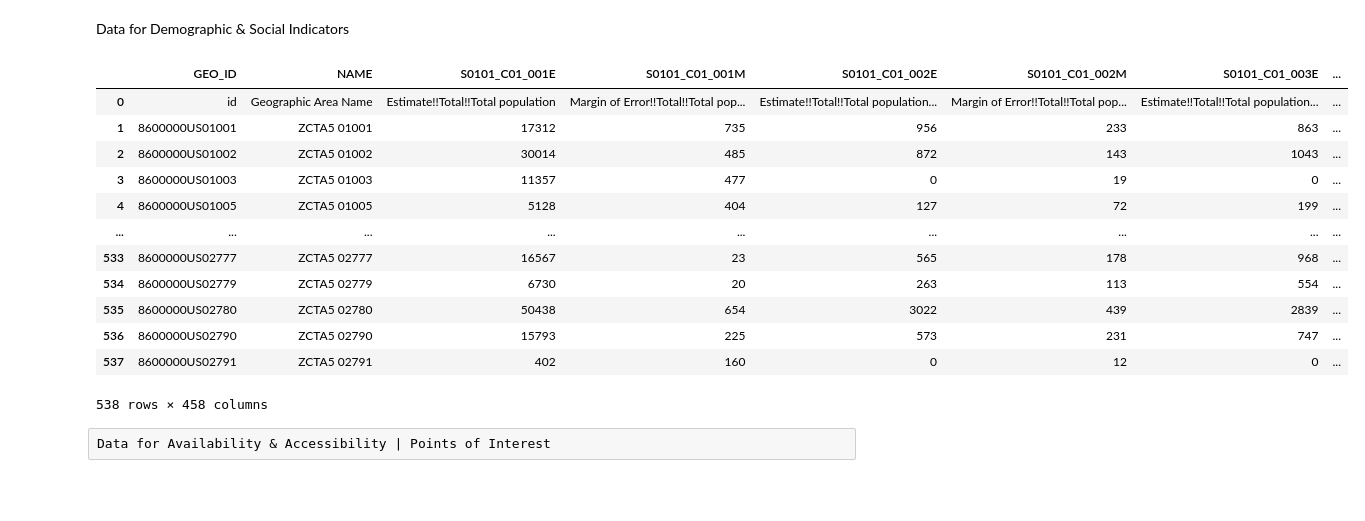
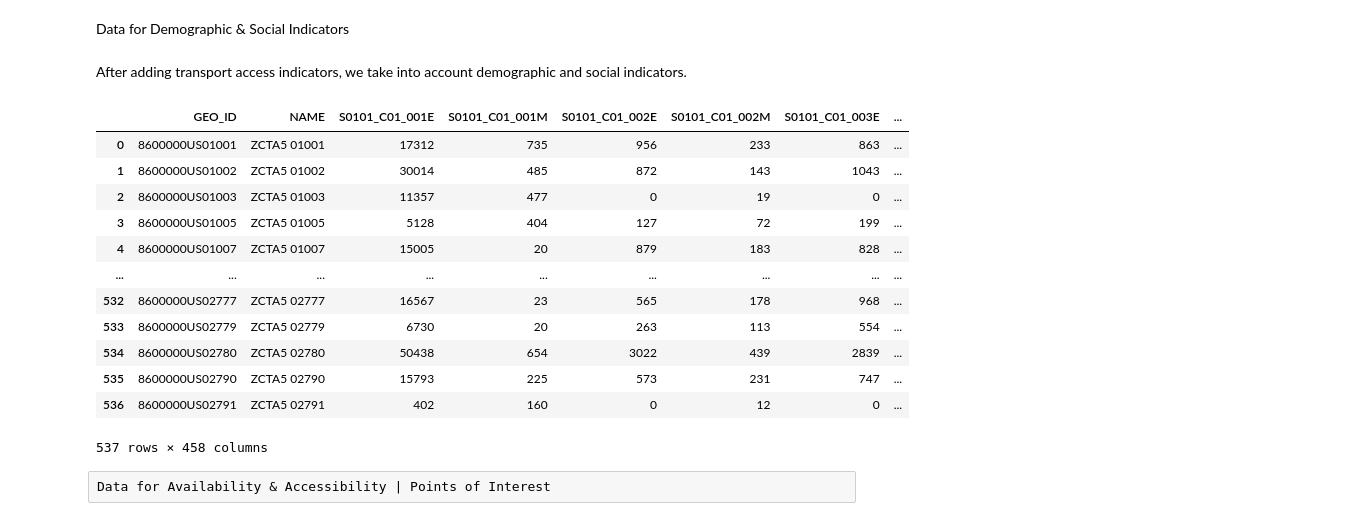
Before and after one commit to finashort/uep239-final-project, a Jupyter notebook: UEP239Final.ipynb, the cells around one changed output. Cells and saved outputs as stored; diff of their text form; code cells hidden in the pictures; blank space fills up the shorter version.

Commit message:
Typed up project outline & analysis methods in Jupyter notebook

```diff
--- a/UEP239Final.ipynb
+++ b/UEP239Final.ipynb
@@ -144,24 +146,28 @@ zcta_boston.plot()
 [figure]
 # %% [markdown]
 Data for Demographic & Social Indicators
+# %% [markdown]
+After adding transport access indicators, we take into account demographic and social indicators.
 # %%
 #indicator for age and sex, csv format
-census= pd.read_csv("\\Users\\finas\\Documents\\my work\\School work\\Tufts GRAD\\Spring 2021\\UEP239\\uep239-final-project\\project_data\\ACSST5Y2019.S0101\\ACSST5Y2019.S0101_data_with_overlays.csv")
+#the first variable we want from here is S0101_C02_006E which represents the estimated percent of the total population that is aged 20-24, by zip code
+#we want to join the matching GEO IDs
+census= pd.read_csv("\\Users\\finas\\Documents\\my work\\School work\\Tufts GRAD\\Spring 2021\\UEP239\\uep239-final-project\\project_data\\ACSST5Y2019.S0101\\ACSST5Y2019.S0101_data_with_overlays.csv",skiprows=[1])
 census
 # %% [output]
 |  | GEO_ID | NAME | S0101_C01_001E | S0101_C01_001M | S0101_C01_002E | S0101_C01_002M | S0101_C01_003E | ... |
-| 0 | id | Geographic Area Name | Estimate!!Total!!Total population | Margin of Error!!Total!!Total pop... | Estimate!!Total!!Total population... | Margin of Error!!Total!!Total pop... | Estimate!!Total!!Total population... | ... |
-| 1 | 8600000US01001 | ZCTA5 01001 | 17312 | 735 | 956 | 233 | 863 | ... |
-| 2 | 8600000US01002 | ZCTA5 01002 | 30014 | 485 | 872 | 143 | 1043 | ... |
-| 3 | 8600000US01003 | ZCTA5 01003 | 11357 | 477 | 0 | 19 | 0 | ... |
-| 4 | 8600000US01005 | ZCTA5 01005 | 5128 | 404 | 127 | 72 | 199 | ... |
+| 0 | 8600000US01001 | ZCTA5 01001 | 17312 | 735 | 956 | 233 | 863 | ... |
+| 1 | 8600000US01002 | ZCTA5 01002 | 30014 | 485 | 872 | 143 | 1043 | ... |
+| 2 | 8600000US01003 | ZCTA5 01003 | 11357 | 477 | 0 | 19 | 0 | ... |
+| 3 | 8600000US01005 | ZCTA5 01005 | 5128 | 404 | 127 | 72 | 199 | ... |
+| 4 | 8600000US01007 | ZCTA5 01007 | 15005 | 20 | 879 | 183 | 828 | ... |
 | ... | ... | ... | ... | ... | ... | ... | ... | ... |
-| 533 | 8600000US02777 | ZCTA5 02777 | 16567 | 23 | 565 | 178 | 968 | ... |
-| 534 | 8600000US02779 | ZCTA5 02779 | 6730 | 20 | 263 | 113 | 554 | ... |
-| 535 | 8600000US02780 | ZCTA5 02780 | 50438 | 654 | 3022 | 439 | 2839 | ... |
-| 536 | 8600000US02790 | ZCTA5 02790 | 15793 | 225 | 573 | 231 | 747 | ... |
-| 537 | 8600000US02791 | ZCTA5 02791 | 402 | 160 | 0 | 12 | 0 | ... |
+| 532 | 8600000US02777 | ZCTA5 02777 | 16567 | 23 | 565 | 178 | 968 | ... |
+| 533 | 8600000US02779 | ZCTA5 02779 | 6730 | 20 | 263 | 113 | 554 | ... |
+| 534 | 8600000US02780 | ZCTA5 02780 | 50438 | 654 | 3022 | 439 | 2839 | ... |
+| 535 | 8600000US02790 | ZCTA5 02790 | 15793 | 225 | 573 | 231 | 747 | ... |
+| 536 | 8600000US02791 | ZCTA5 02791 | 402 | 160 | 0 | 12 | 0 | ... |
-538 rows × 458 columns
+537 rows × 458 columns
 # %% [raw]
 Data for Availability & Accessibility | Points of Interest
 # %%
```
Also changed, not shown: parts of 33 cells of this notebook.
